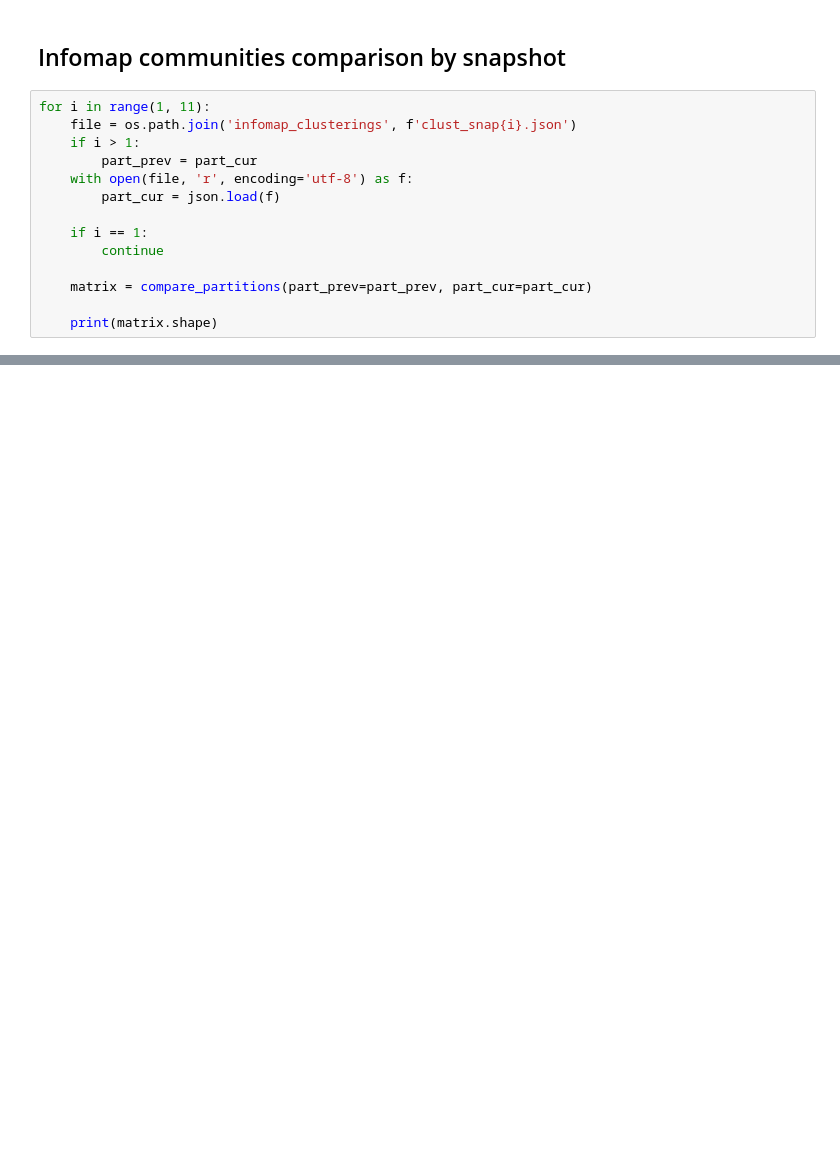
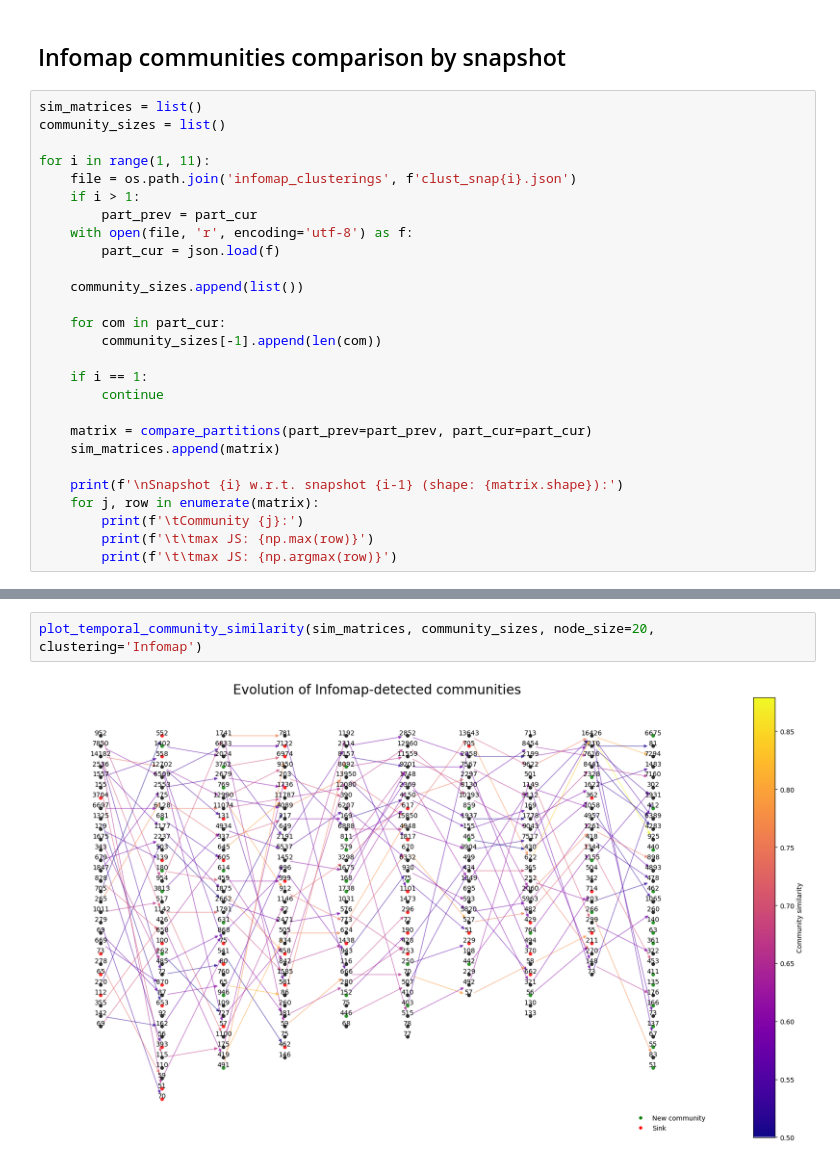
Before and after one commit to ChefBB/acn_project, a Jupyter notebook: dynet/RQ2.ipynb, the cells around one changed output, grey strips where cells are left out. Cells and saved outputs as stored; diff of their text form; blank space fills up the shorter version.

Commit message:
added community evolution graphs

```diff
--- a/dynet/RQ2.ipynb
+++ b/dynet/RQ2.ipynb
@@ -272,6 +345,9 @@ plot_temporal_community_similarity(sim_matrices, community_sizes)
 # %% [markdown]
 ## Infomap communities comparison by snapshot
 # %%
+sim_matrices = list()
+community_sizes = list()
+
 for i in range(1, 11):
     file = os.path.join('infomap_clusterings', f'clust_snap{i}.json')
     if i > 1:
@@ -279,10 +355,20 @@ for i in range(1, 11):
     with open(file, 'r', encoding='utf-8') as f:
         part_cur = json.load(f)
 
+    community_sizes.append(list())
+
+    for com in part_cur:
+        community_sizes[-1].append(len(com))
+
     if i == 1:
         continue
 
     matrix = compare_partitions(part_prev=part_prev, part_cur=part_cur)
+    sim_matrices.append(matrix)
 
-    print(matrix.shape)
+    print(f'\nSnapshot {i} w.r.t. snapshot {i-1} (shape: {matrix.shape}):')
+    for j, row in enumerate(matrix):
+        print(f'\tCommunity {j}:')
+        print(f'\t\tmax JS: {np.max(row)}')
+        print(f'\t\tmax JS: {np.argmax(row)}')
 # %% [output]
@@ -297,0 +392,4 @@ for i in range(1, 11):
+# %%
+plot_temporal_community_similarity(sim_matrices, community_sizes, node_size=20, clustering='Infomap')
+# %% [output]
+[figure, added]
```
Also changed, not shown: parts of 3 cells of this notebook.
